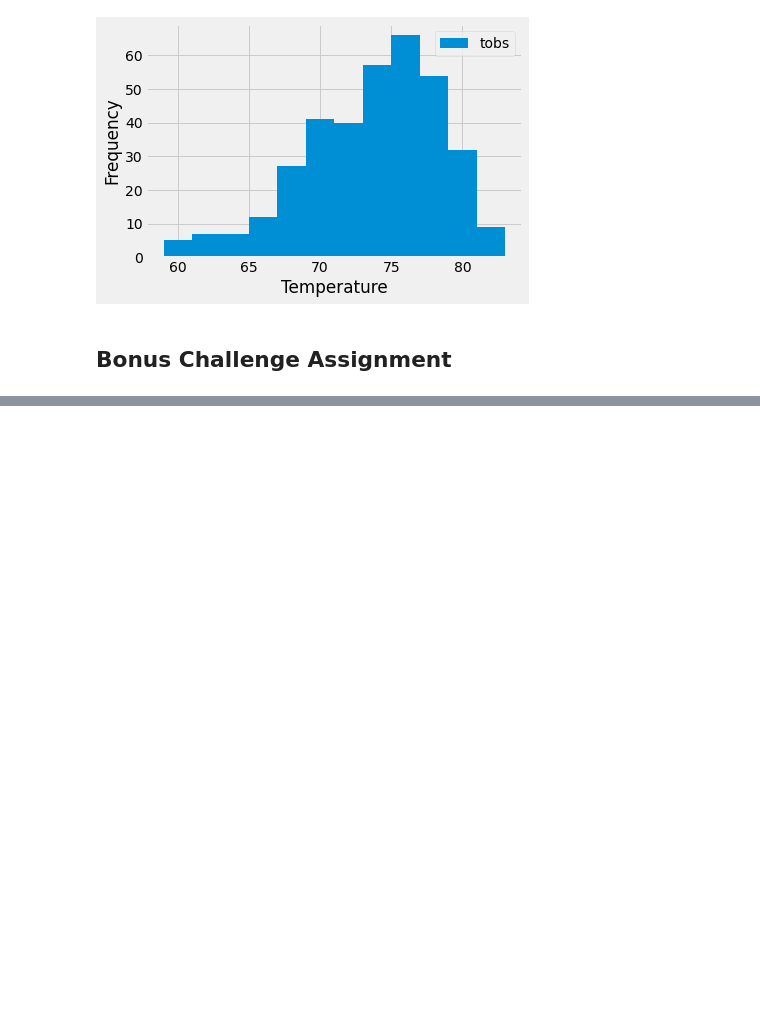
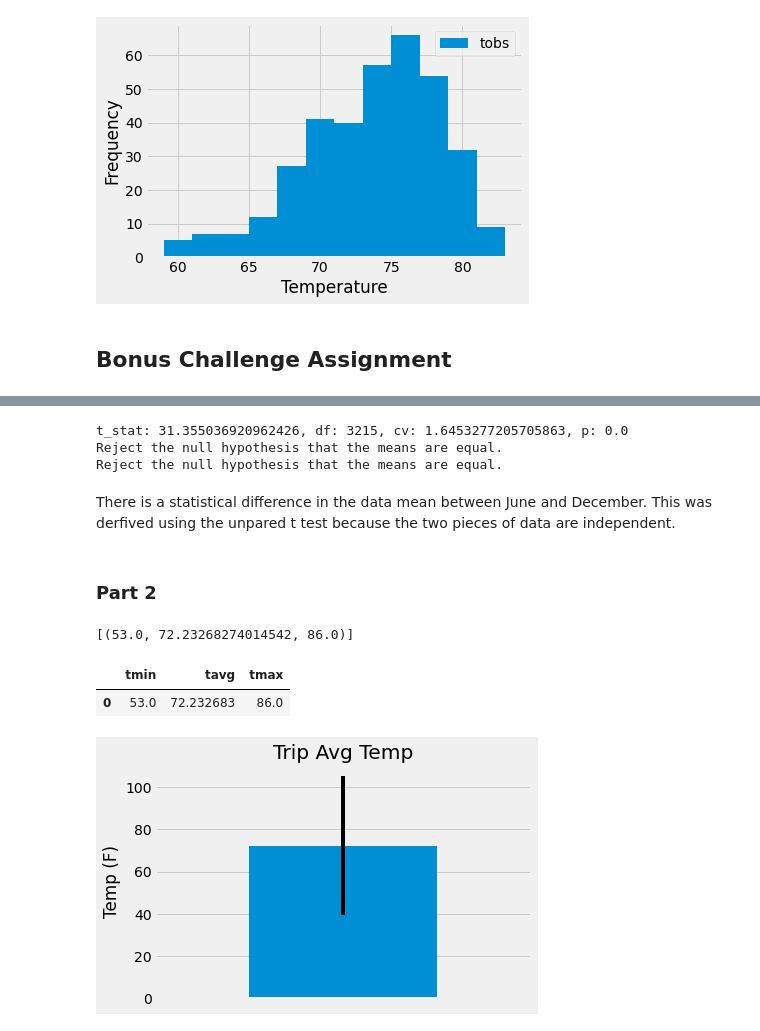
Before and after one commit to Asiha14/sqlalchemy-challenge, a Jupyter notebook: climate_starter.ipynb, the cells around one changed output, grey strips where cells are left out. Saved outputs shown, nothing was run; the diff lists cells and outputs as text; code cells hidden in the pictures; blank space fills up the shorter version.

```diff
--- a/climate_starter.ipynb
+++ b/climate_starter.ipynb
@@ -30,7 +30,7 @@ Base.classes.keys()
 # %%
 # Save references to each table
 Station = Base.classes.station
-Mesaurement = Base.classes.measurement
+Measurement = Base.classes.measurement
 # %%
 # Create our session (link) from Python to the DB
 session = Session(engine)
@@ -63,12 +63,13 @@ m_first_row.__dict__
 # Design a query to retrieve the last 12 months of precipitation data and plot the results
 
 # Calculate the date 1 year ago from the last data point in the database
-session.query(Mesaurement.date).order_by(Mesaurement.date.desc()).first()
+d = session.query(func.strftime('%Y-%m-%d', Measurement.date, '-1 years')).order_by(Measurement.date.desc()).all()
+s = [items[0] for items in d]
 
 # Perform a query to retrieve the data and precipitation scores
-data = session.query(Mesaurement.date, Mesaurement.prcp).\
-    filter(Mesaurement.date >= '2016-08-23').\
-    order_by(Mesaurement.date).all()
+data = session.query(Measurement.date, Measurement.prcp).\
+    filter(Measurement.date >= s[0]).\
+    order_by(Measurement.date).all()
 # Save the query results as a Pandas DataFrame and set the index to the date column. Sort the dataframe by date
 df = pd.DataFrame(data, columns= ["date", "prcp"]).set_index('date').sort_index()
 
@@ -157,4 +255,17 @@ plt.show()
+# %%
+# Run t-test.
+independent_ttest(june, dec,.05)
+# %% [output]
+t_stat: 31.355036920962426, df: 3215, cv: 1.6453277205705863, p: 0.0
+Reject the null hypothesis that the means are equal.
+Reject the null hypothesis that the means are equal.
+# %% [markdown]
+There is a statistical difference in the data mean between June and December. This was derfived using the unpared t test because the two pieces of data are independent.
+# %% [markdown]
+### Part 2
 # %%
+
+
 # This function called `calc_temps` will accept start date and end date in the format '%Y-%m-%d'
 # and return the minimum, average, and maximum temperatures for that range of dates
 def calc_temps(start_date, end_date):
@@ -172,15 +283,35 @@ def calc_temps(start_date, end_date):
         filter(Measurement.date >= start_date).filter(Measurement.date <= end_date).all()
 
 # function usage example
-print(calc_temps('2012-02-28', '2012-03-05'))
+start = '2012-05-06'
+end = '2013-05-06'
+print(calc_temps(start, end))
+# %% [output]
+[(53.0, 72.23268274014542, 86.0)]
 # %%
 # Use your previous function `calc_temps` to calculate the tmin, tavg, and tmax
 # for your trip using the previous year's data for those same dates.
+start = '2012-05-06'
+end = '2013-05-06'
+result = pd.DataFrame(calc_temps(start, end), columns = ["tmin","tavg", "tmax"])
+result
+# %% [output]
+|  | tmin | tavg | tmax |
+| 0 | 53.0 | 72.232683 | 86.0 |
 # %%
 # Plot the results from your previous query as a bar chart.
 # Use "Trip Avg Temp" as your Title
 # Use the average temperature for the y value
 # Use the peak-to-peak (tmax-tmin) value as the y error bar (yerr)
+error = result['tmax'] - result['tmin']
+tavg = result['tavg']
+tavg.plot(kind = "bar",  yerr=error)
+plt.title("Trip Avg Temp")
+plt.ylabel("Temp (F)")
+plt.xticks([])
+plt.show()
+# %% [output]
+[figure, added]
 # %%
 # Calculate the total amount of rainfall per weather station for your trip dates using the previous year's matching dates.
 # Sort this in descending order by precipitation amount and list the station, name, latitude, longitude, and elevation
```
Also changed, not shown: parts of 16 cells of this notebook, 1 other file.
